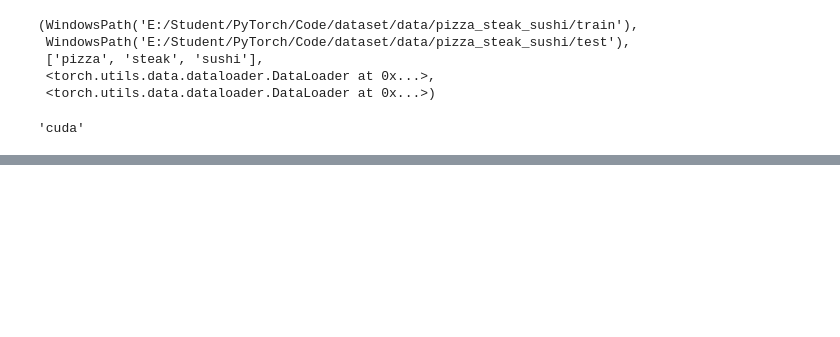
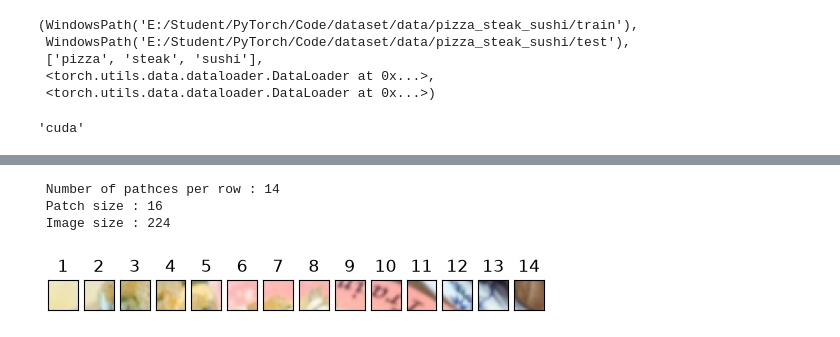
Before and after one commit to Mr-Green07/Custom_ResNet, a Jupyter notebook: Paper_replicating/replicate_pytorch_01.ipynb, the cells around one changed output, grey strips where cells are left out. Saved outputs shown, nothing was run; the diff lists cells and outputs as text; code cells hidden in the pictures; blank space fills up the shorter version.

```diff
--- a/Paper_replicating/replicate_pytorch_01.ipynb
+++ b/Paper_replicating/replicate_pytorch_01.ipynb
@@ -83,0 +128,20 @@ plt.show()
+# %%
+image_size = 224
+patch_size = 16
+
+num_patches = (image_size // patch_size)
+assert image_size % patch_size == 0, "Image size must be divisible by patch size"
+print(f" Number of pathces per row : {num_patches} \n Patch size : {patch_size} \n Image size : {image_size}")
+fig, axs = plt.subplots(nrows = 1, ncols = num_patches,
+                        sharex = True, sharey = True,)
+
+for i, patch in enumerate(range(0, image_size, patch_size)):
+    axs[i].imshow(image_permuted[:patch_size, patch:patch + patch_size, :])
+    axs[i].set_title(i+1)
+    axs[i].set_xticks([])
+    axs[i].set_yticks([])
+# %% [output]
+ Number of pathces per row : 14
+ Patch size : 16
+ Image size : 224
+[figure, added]
```
Also changed, not shown: parts of 40 cells of this notebook, 33 other files.
